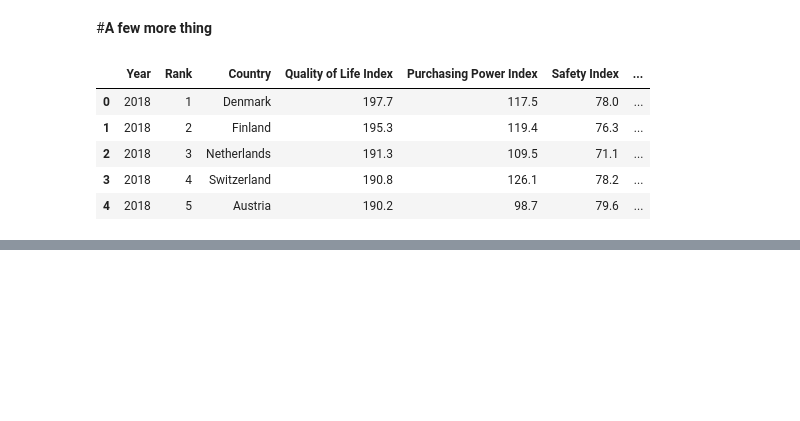
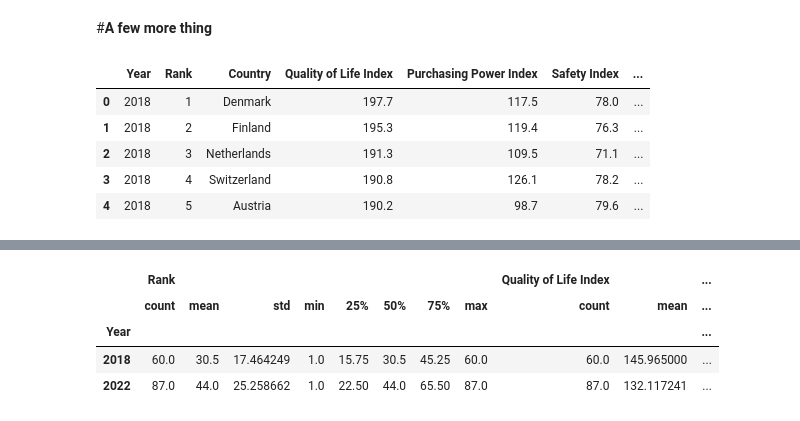
Before and after one commit to vvega7/Chanel7, a Jupyter notebook: Quality_of_life(exam_2).ipynb, the cells around one changed output, grey strips where cells are left out. Saved outputs shown, nothing was run; the diff lists cells and outputs as text; code cells hidden in the pictures; blank space fills up the shorter version.

```diff
--- a/Quality_of_life(exam_2).ipynb
+++ b/Quality_of_life(exam_2).ipynb
@@ -102,0 +140,9 @@ pp.head()
+# %%
+# By variable and by year
+pp[['Rank','Quality of Life Index']].groupby('Year').describe()
+# %% [output]
+|  | Rank |  |  |  |  |  |  |  | Quality of Life Index |  | ... |
+|  | count | mean | std | min | 25% | 50% | 75% | max | count | mean | ... |
+| Year |  |  |  |  |  |  |  |  |  |  | ... |
+| 2018 | 60.0 | 30.5 | 17.464249 | 1.0 | 15.75 | 30.5 | 45.25 | 60.0 | 60.0 | 145.965000 | ... |
+| 2022 | 87.0 | 44.0 | 25.258662 | 1.0 | 22.50 | 44.0 | 65.50 | 87.0 | 87.0 | 132.117241 | ... |
```
Also changed, not shown: parts of 15 cells of this notebook.
